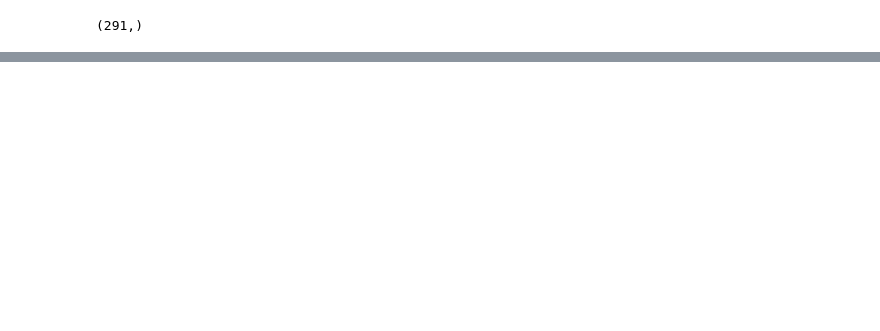
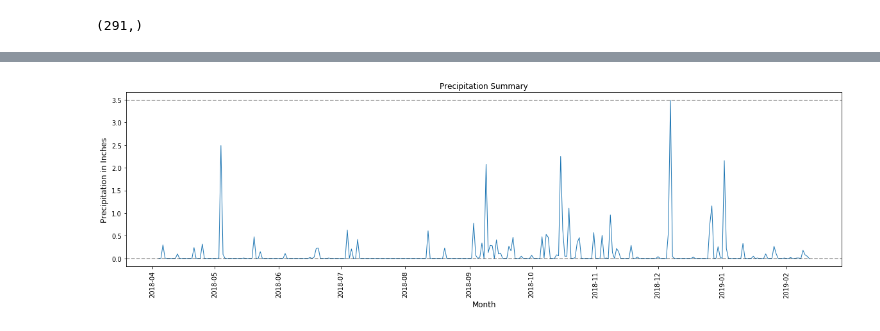
Before and after one commit to sameerabalay/Dockless_Mobility, a Jupyter notebook: src/Time_Series_Analysis.ipynb, the cells around one changed output, grey strips where cells are left out. Drawn from its saved outputs; the diff is of its cells as text; code cells hidden in the pictures; blank space fills up the shorter version.

```diff
--- a/src/Time_Series_Analysis.ipynb
+++ b/src/Time_Series_Analysis.ipynb
@@ -391,0 +405,5 @@ datetime.date(2018, 4, 4)
+# %%
+weather_data['DATE'] = weather_data['DATE'].dt.date
+weather_data= weather_data[weather_data['DATE'] >= trip_counts.index.min()]
+weather_data= weather_data[weather_data['DATE'] <= trip_counts.index.max()]
+weather_data.reset_index()
@@ -391,0 +468,74 @@ datetime.date(2018, 4, 4)
+# %%
+
+plt.figure(figsize=(20,5))
+trip_counts = dockless_data.groupby('START_DATE').count()['count']
+sns.lineplot(x=trip_counts.index, y=trip_counts.values, sort=False, lw=1)
+mean_activity = trip_counts.mean()
+upper_std = mean_activity + 1.5 * np.std(trip_counts)
+lower_std = mean_activity - 1.5 * np.std(trip_counts)
+
+plt.axhline(upper_std, linestyle='--', c='black', alpha=.4)
+plt.axhline(lower_std, linestyle='--', c='black', alpha=.4)
+plt.axhline(mean_activity, c='black', alpha=.4)
+plt.title('Trip Summary')
+plt.ylabel('Number of Trips', fontsize=12)
+plt.xlabel('Month', fontsize=12,rotation='horizontal')
+plt.xticks(rotation=90)
+plt.savefig('../output/EDA/Trip_details_yearly_with_temperature.png')
+plt.show()
+
+
+
+plt.figure(figsize=(20,5))
+
+sns.lineplot(x=weather_data['DATE'], y=weather_data['PRECIPITATION'], sort=False, lw=1)
+# mean_activity = trip_counts.mean()
+high_temp = weather_data['PRECIPITATION'].max()
+low_temp = weather_data['PRECIPITATION'].min()
+
+plt.axhline(high_temp, linestyle='--', c='black', alpha=.4)
+plt.axhline(low_temp, linestyle='--', c='black', alpha=.4)
+# plt.axhline(mean_activity, c='black', alpha=.4)
+plt.title('Precipitation Summary')
+plt.ylabel('Precipitation in Inches', fontsize=12)
+plt.xlabel('Month', fontsize=12,rotation='horizontal')
+plt.xticks(rotation=90)
+plt.savefig('../output/EDA/precipitation.png')
+plt.show()
+
+
+plt.figure(figsize=(20,5))
+
+#trip_counts = dockless_data.groupby('START_DATE').count()['count']
+sns.lineplot(x=weather_data['DATE'], y=weather_data['AVG_TEMPERATURE'], sort=False, lw=1)
+# mean_activity = trip_counts.mean()
+high_temp = weather_data['AVG_TEMPERATURE'].max()
+low_temp = weather_data['AVG_TEMPERATURE'].min()
+
+plt.axhline(high_temp, linestyle='--', c='black', alpha=.4)
+plt.axhline(low_temp, linestyle='--', c='black', alpha=.4)
+# plt.axhline(mean_activity, c='black', alpha=.4)
+plt.title('Temperature Summary')
+plt.ylabel('Temperature in Fahrenheit', fontsize=12)
+plt.xlabel('Month', fontsize=12,rotation='horizontal')
+plt.xticks(rotation=90)
+plt.savefig('../output/EDA/temperature.png')
+plt.show()
+
+
+plt.figure(figsize=(20,5))
+sns.lineplot(x=weather_data['DATE'], y=weather_data['AVG_DAILY_WIND_SPEED'], sort=False, lw=1)
+# mean_activity = trip_counts.mean()
+high_temp = weather_data['AVG_DAILY_WIND_SPEED'].max()
+low_temp = weather_data['AVG_DAILY_WIND_SPEED'].min()
+
+plt.axhline(high_temp, linestyle='--', c='black', alpha=.4)
+plt.axhline(low_temp, linestyle='--', c='black', alpha=.4)
+# plt.axhline(mean_activity, c='black', alpha=.4)
+plt.title('Daily Wind Summary')
+plt.ylabel('Daily Wind in MPH', fontsize=12)
+plt.xlabel('Month', fontsize=12,rotation='horizontal')
+plt.xticks(rotation=90)
+plt.savefig('../output/EDA/Wind_Summary.png')
+plt.show()
+# %% [output]
@@ -391,0 +543 @@ datetime.date(2018, 4, 4)
+[figure, added]
```
Also changed, not shown: parts of 8 cells of this notebook, 5 other files.
